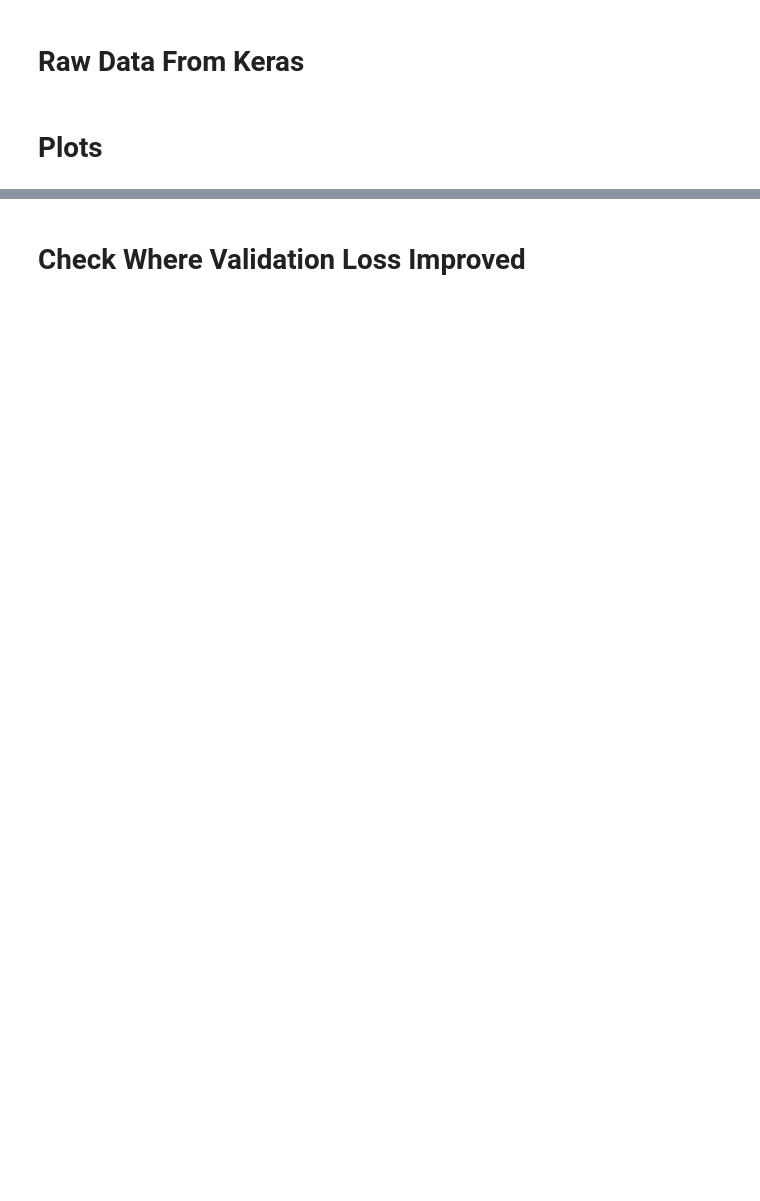
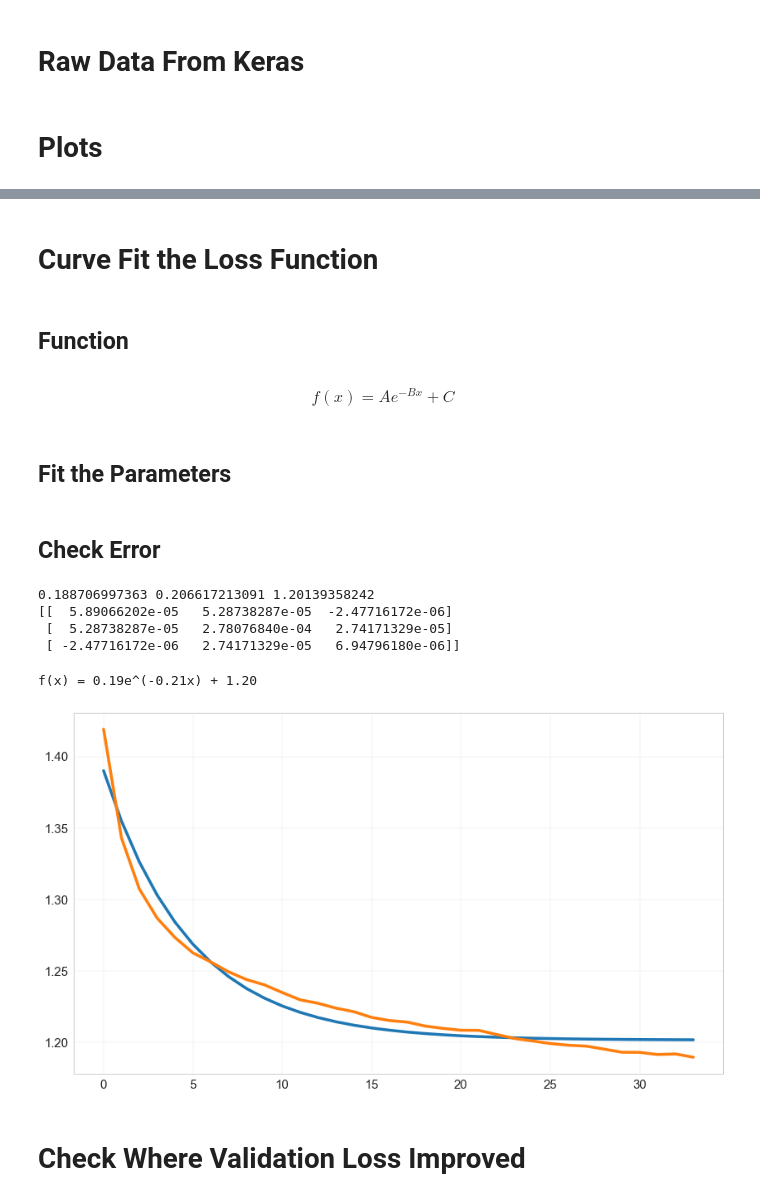
Before and after one commit to jjangsangy/Word2Seq, a Jupyter notebook: nbs/analysis.ipynb, the cells around one changed output, grey strips where cells are left out. Saved outputs shown, nothing was run; the diff lists cells and outputs as text; code cells hidden in the pictures; blank space fills up the shorter version.

```diff
--- a/nbs/analysis.ipynb
+++ b/nbs/analysis.ipynb
@@ -86,3 +86,40 @@ plot_curves(['acc', 'val_acc'], ylabel='Accuracy')
+# %% [markdown]
+# Curve Fit the Loss Function
+# %% [markdown]
+## Function
+# %% [markdown]
+$$
+f(x) = Ae^{-Bx} + C
+$$
+# %%
+def f(x, a, b, c):
+    return a * np.exp(-b * x) + c
+# %% [markdown]
+## Fit the Parameters
+# %%
+x = np.arange(len(df.val_loss.values))
+y = df.val_loss.values
+
+(a, b, c), err = sp.optimize.curve_fit(f,  x,  y)
+# %% [markdown]
+## Check Error
+# %%
+print(a, b, c)
+print(err)
+# %% [output]
+0.188706997363 0.206617213091 1.20139358242
+[[  5.89066202e-05   5.28738287e-05  -2.47716172e-06]
+ [  5.28738287e-05   2.78076840e-04   2.74171329e-05]
+ [ -2.47716172e-06   2.74171329e-05   6.94796180e-06]]
+# %%
+X = np.arange(0, 100)
+
+print('f(x) = {a:.2f}e^(-{b:.2f}x) + {c:.2f}'.format(a=a,b=b,c=c))
+plt.plot(x, f(x, a, b, c))
+plt.plot(x, y);
+# %% [output]
+f(x) = 0.19e^(-0.21x) + 1.20
+[figure, added]
 # %% [markdown]
 # Check Where Validation Loss Improved
 # %%
```
Also changed, not shown: parts of 7 cells of this notebook, 1 other file.
